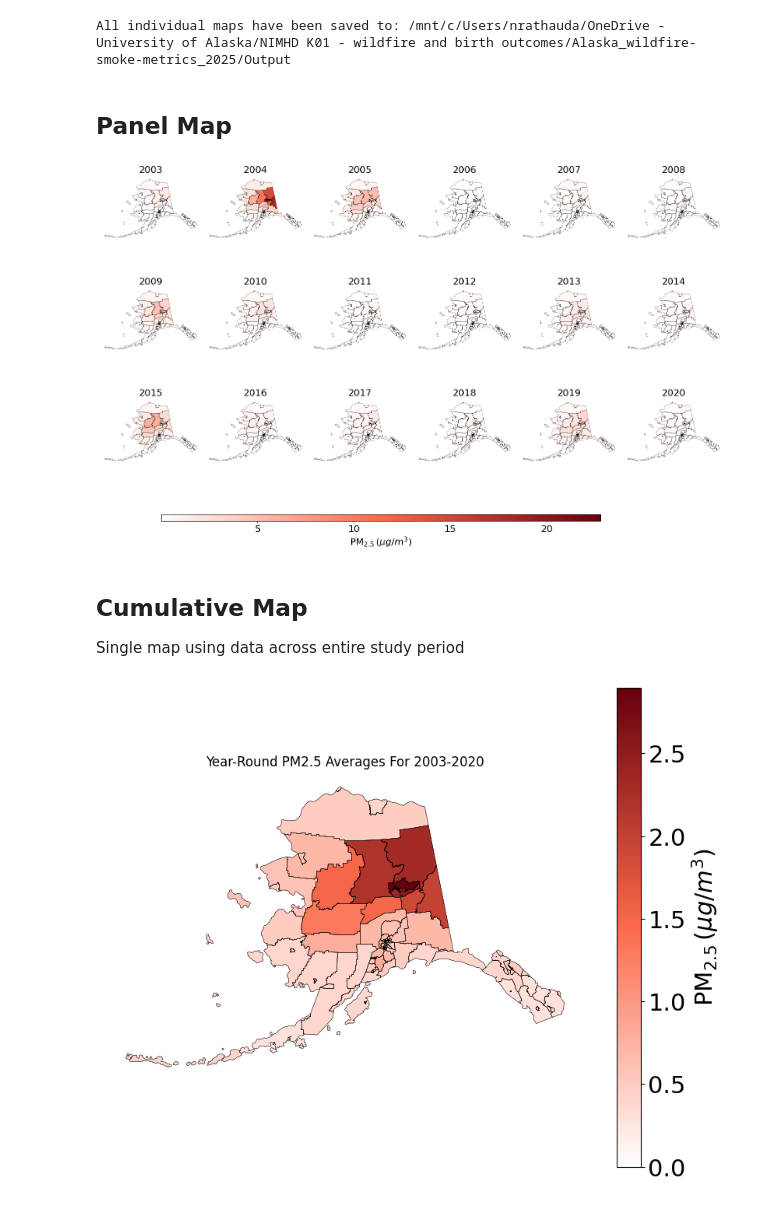
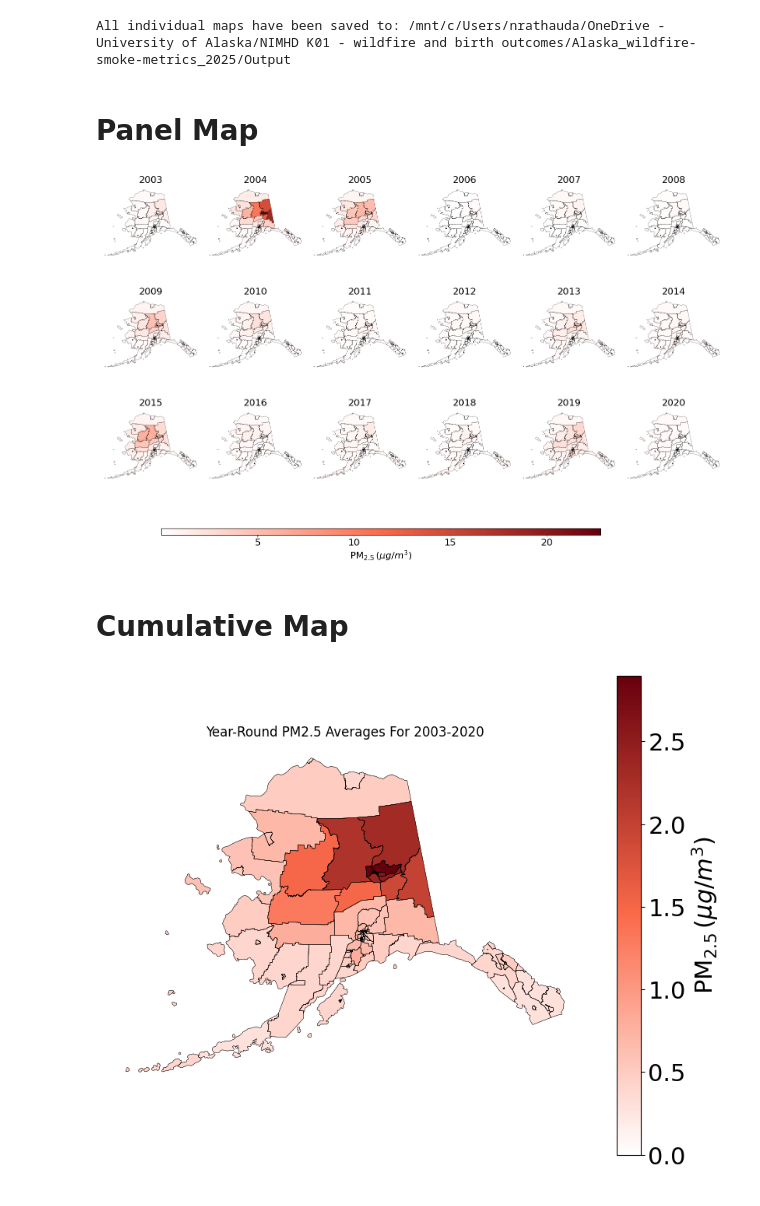
Before and after one commit to Hahn-Research-Group/Alaska_wildfire-smoke-metrics_2025, a Jupyter notebook: Scripts/3. average_daily_wfs_pm25_full_year.ipynb, the cells around one changed output. Saved outputs shown, nothing was run; the diff lists cells and outputs as text; code cells hidden in the pictures.

```diff
--- a/Scripts/3. average_daily_wfs_pm25_full_year.ipynb
+++ b/Scripts/3. average_daily_wfs_pm25_full_year.ipynb
@@ -21,12 +21,12 @@ current_directory
 ### Load Data Files
 # %%
 # Daily Averaged WFS PM2.5 data by Census Tract
-relative_path = "Output/Daily_Average_WFS_PM25_by_Census_Tract.csv"
+relative_path = "Output/Data/Daily_Average_WFS_PM25_by_Census_Tract.csv"
 grouped_data_path = os.path.join(current_directory, relative_path)
 PM25_by_Tracts_WFS = pd.read_csv(grouped_data_path)
 
 # Census Tracts Shapefile
-relative_sf_path = "Raw_Data/Shapefiles/Tracts2020_Adjusted.shp"
+relative_sf_path = "Raw_Data/Shapefiles/Tracts2020_MatchedExtent.shp"
 grouped_data_CT_path = os.path.join(current_directory, relative_sf_path)
 Tracts2020 = gpd.read_file(grouped_data_CT_path)
 Tracts2020 = Tracts2020.to_crs(epsg=3338) # NAD AK Albers projection (better to project maps of AK only)
@@ -154,7 +154,7 @@ print("All individual maps have been saved to:", output_folder)
 # %% [output]
 All individual maps have been saved to: /mnt/c/Users/nrathauda/OneDrive - University of Alaska/NIMHD K01 - wildfire and birth outcomes/Alaska_wildfire-smoke-metrics_2025/Output
 # %% [markdown]
-## Panel Map
+# Panel Map
 # %%
 # Number of rows and columns for the panel
 num_rows = 3
@@ -211,17 +211,15 @@ cbar_ax.tick_params(labelsize=16)  # Increase tick label size
 plt.draw()
 
 # Export the image, ensuring tight layout so the colorbar isn't cut off
-output_file_path = f"{output_folder}/WFS_M1b_Panel.png"
+output_file_path = f"{output_folder}/Panel_Maps/average_daily_wfs_pm25_full_year_Panel.png"
 plt.savefig(output_file_path, dpi=300, bbox_inches='tight')
 
 # Show the figure in the notebook
 plt.show()
 # %% [output]
-[figure, old version]
+[figure, new version]
 # %% [markdown]
-## Cumulative Map
-
-Single map using data across entire study period
+# Cumulative Map
 # %%
 # Create a figure and GeoAxes with the Albers Equal Area projection
 alaska_albers = ccrs.AlbersEqualArea(central_longitude=-152, central_latitude=50)
@@ -262,33 +260,33 @@ WFS_M1b_Cummul_Tract_wGeo_Full.plot(
     legend_kwds={'label': r'$\mathrm{PM}_{2.5}\, (\mu g/m^3)$', 'orientation': "vertical"}
 )
 
 # Colorbar label text sizing
 cbar = ax.get_figure().get_axes()[1]
 cbar.set_ylabel(r'$\mathrm{PM}_{2.5}\, (\mu g/m^3)$', fontsize=22)  # Increase title size
 cbar.tick_params(labelsize=22)  # Increase tick label size
 
 # Add thin black border to the shapefile data
 WFS_M1b_Cummul_Tract_wGeo_Full.boundary.plot(ax=ax, color='black', linewidth=0.20, transform=alaska_albers)
 
 # Remove box around map
 fig, ax = plt.gcf(), plt.gca()
 ax.axis('off')
 
 # Export the image
-output_file_path = f"{output_folder}/WFS_M1b_Cummulative.png"
+output_file_path = f"{output_folder}/Cumulative_Maps/average_daily_wfs_pm25_full_year_Cummulative.png"
 plt.savefig(output_file_path, dpi=300, bbox_inches='tight')
 
 # Map title
 ax.set_title('Year-Round PM2.5 Averages For 2003-2020')
 
 # Draw the figure to ensure everything is properly rendered
 plt.draw()
 
 # Export the image
-output_file_path = f"{output_folder}/WFS_M1b_Cummulative_Titled.png"
+output_file_path = f"{output_folder}/Cumulative_Maps/average_daily_wfs_pm25_full_year_Cummulative_wTitle.png"
 plt.savefig(output_file_path, dpi=300, bbox_inches='tight')
 
 # Show the figure in the notebook
 plt.show()
 # %% [output]
-[figure, old version]
+[figure, new version]
```
Also changed, not shown: parts of 3 cells of this notebook, 13 other files.
